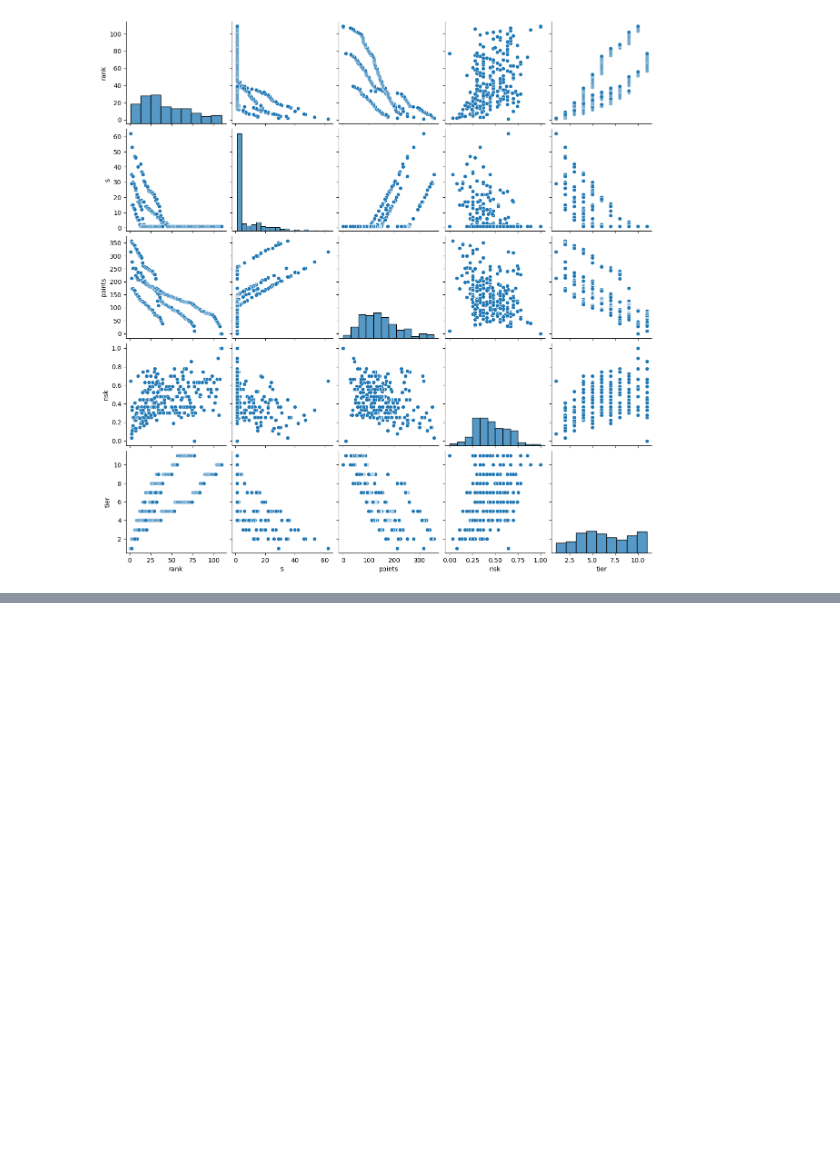
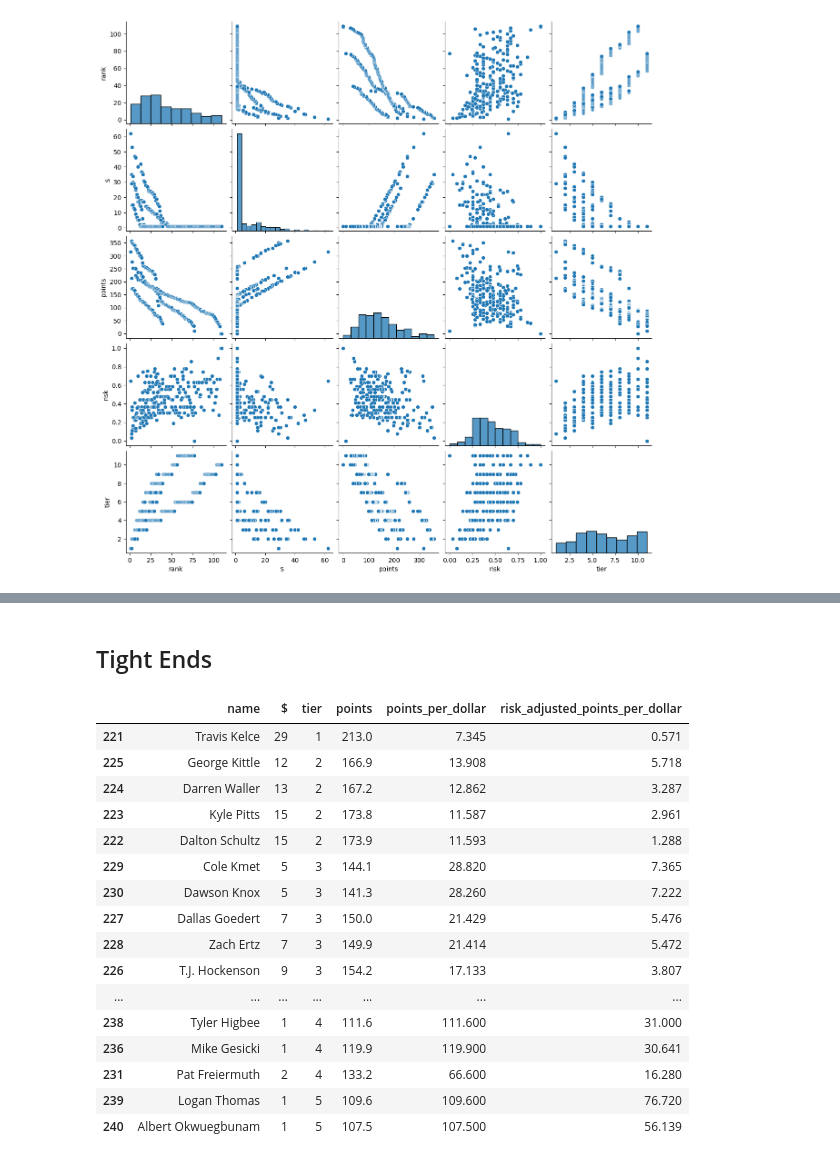
Before and after one commit to zbloss/salary-cap-analysis, a Jupyter notebook: notebooks/eda.ipynb, the cells around one changed output, grey strips where cells are left out. Saved outputs shown, nothing was run; the diff lists cells and outputs as text; code cells hidden in the pictures; blank space fills up the shorter version.

```diff
--- a/notebooks/eda.ipynb
+++ b/notebooks/eda.ipynb
@@ -585,0 +631,26 @@ data[
+# %% [markdown]
+## Tight Ends
+# %%
+te_data = data[
+    data['position'] == 'TE'
+][['name', '$', 'tier', 'points', 'points_per_dollar', 'risk_adjusted_points_per_dollar']].sort_values(by=['tier', 'risk_adjusted_points_per_dollar'], ascending=[True, False])
+
+te_data.head(20)
+# %% [output]
+|  | name | $ | tier | points | points_per_dollar | risk_adjusted_points_per_dollar |
+| 221 | Travis Kelce | 29 | 1 | 213.0 | 7.345 | 0.571 |
+| 225 | George Kittle | 12 | 2 | 166.9 | 13.908 | 5.718 |
+| 224 | Darren Waller | 13 | 2 | 167.2 | 12.862 | 3.287 |
+| 223 | Kyle Pitts | 15 | 2 | 173.8 | 11.587 | 2.961 |
+| 222 | Dalton Schultz | 15 | 2 | 173.9 | 11.593 | 1.288 |
+| 229 | Cole Kmet | 5 | 3 | 144.1 | 28.820 | 7.365 |
+| 230 | Dawson Knox | 5 | 3 | 141.3 | 28.260 | 7.222 |
+| 227 | Dallas Goedert | 7 | 3 | 150.0 | 21.429 | 5.476 |
+| 228 | Zach Ertz | 7 | 3 | 149.9 | 21.414 | 5.472 |
+| 226 | T.J. Hockenson | 9 | 3 | 154.2 | 17.133 | 3.807 |
+| ... | ... | ... | ... | ... | ... | ... |
+| 238 | Tyler Higbee | 1 | 4 | 111.6 | 111.600 | 31.000 |
+| 236 | Mike Gesicki | 1 | 4 | 119.9 | 119.900 | 30.641 |
+| 231 | Pat Freiermuth | 2 | 4 | 133.2 | 66.600 | 16.280 |
+| 239 | Logan Thomas | 1 | 5 | 109.6 | 109.600 | 76.720 |
+| 240 | Albert Okwuegbunam | 1 | 5 | 107.5 | 107.500 | 56.139 |
```
Also changed, not shown: parts of 28 cells of this notebook, 10 other files.
